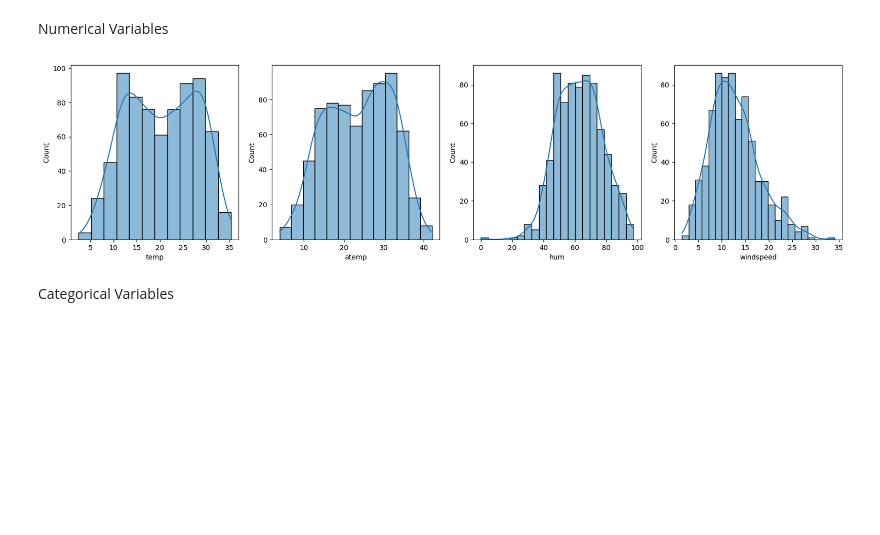
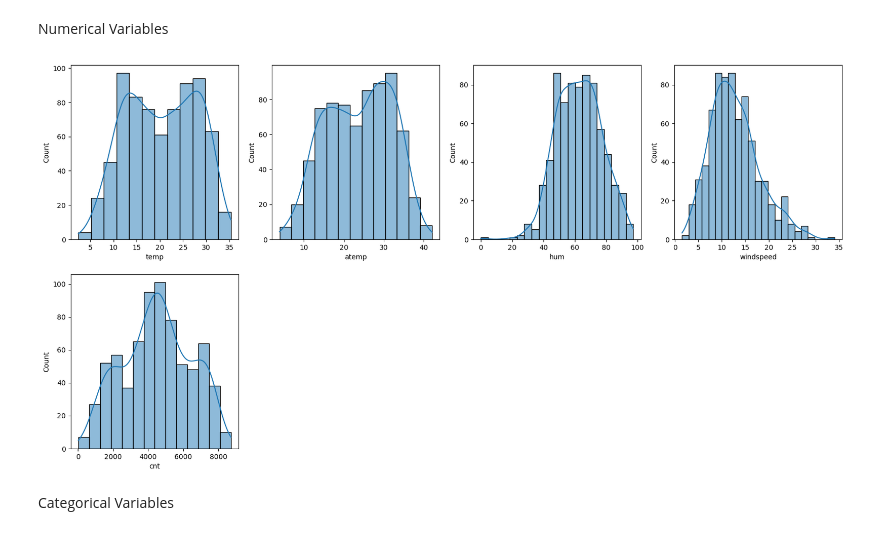
Before and after one commit to dasamitkumar/BikeSharingCaseStudy, a Jupyter notebook: Bike_Sharing_CaseStudy.ipynb, the cells around one changed output. Saved outputs shown, nothing was run; the diff lists cells and outputs as text; code cells hidden in the pictures; blank space fills up the shorter version.

```diff
--- a/Bike_Sharing_CaseStudy.ipynb
+++ b/Bike_Sharing_CaseStudy.ipynb
@@ -133,14 +133,14 @@ num_varlist = ['temp','atemp','hum','windspeed','cnt']
 # %% [markdown]
 Numerical Variables
 # %%
-num_varlist = ['temp','atemp','hum','windspeed']
+
 plt.figure(figsize=(20,10))
 for i in enumerate(num_varlist):
     plt.subplot(2,4,i[0]+1)
     sns.histplot(bike_df[i[1]], kde=True)
 plt.show()
 # %% [output]
-[figure, old version]
+[figure, new version]
 # %% [markdown]
 Categorical Variables
 # %%
```
Also changed, not shown: parts of 19 cells of this notebook.
